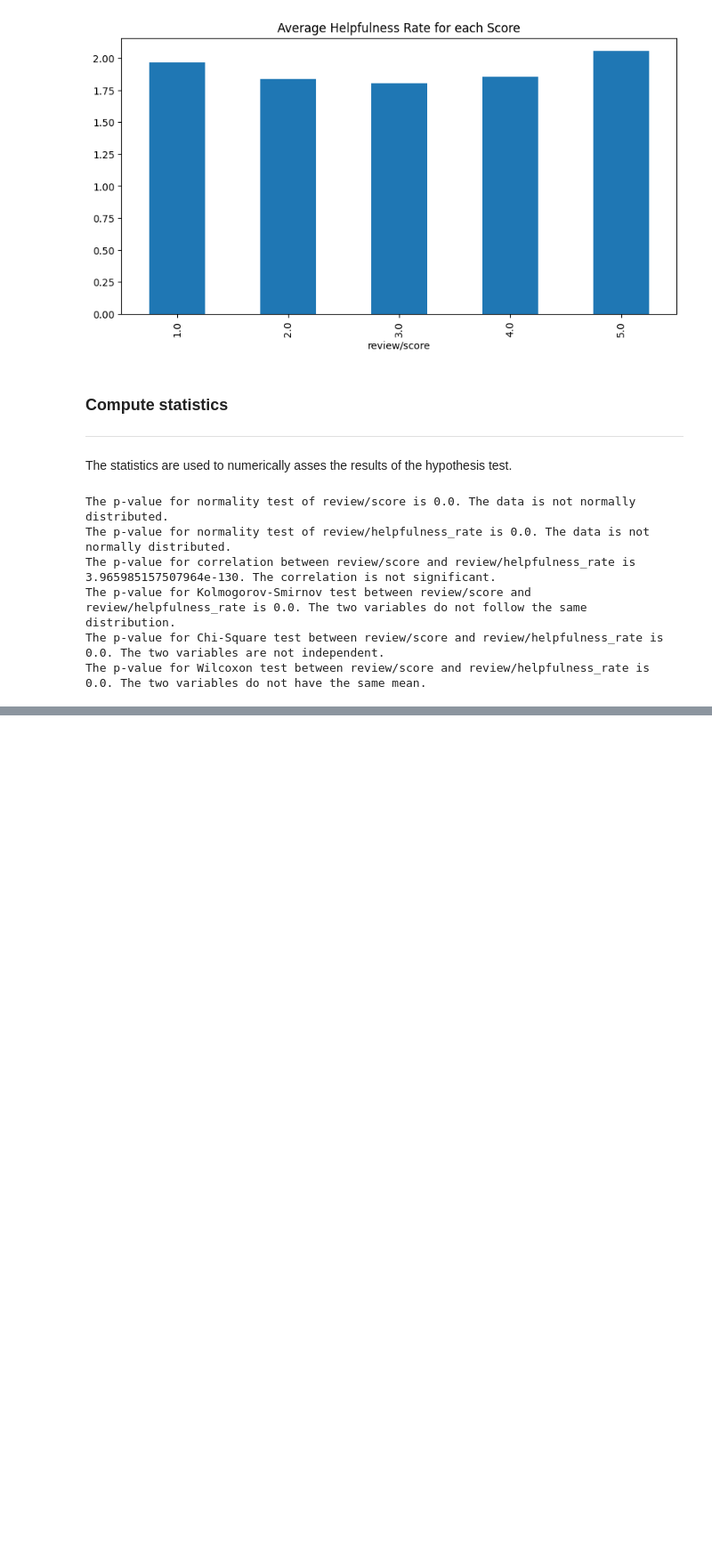
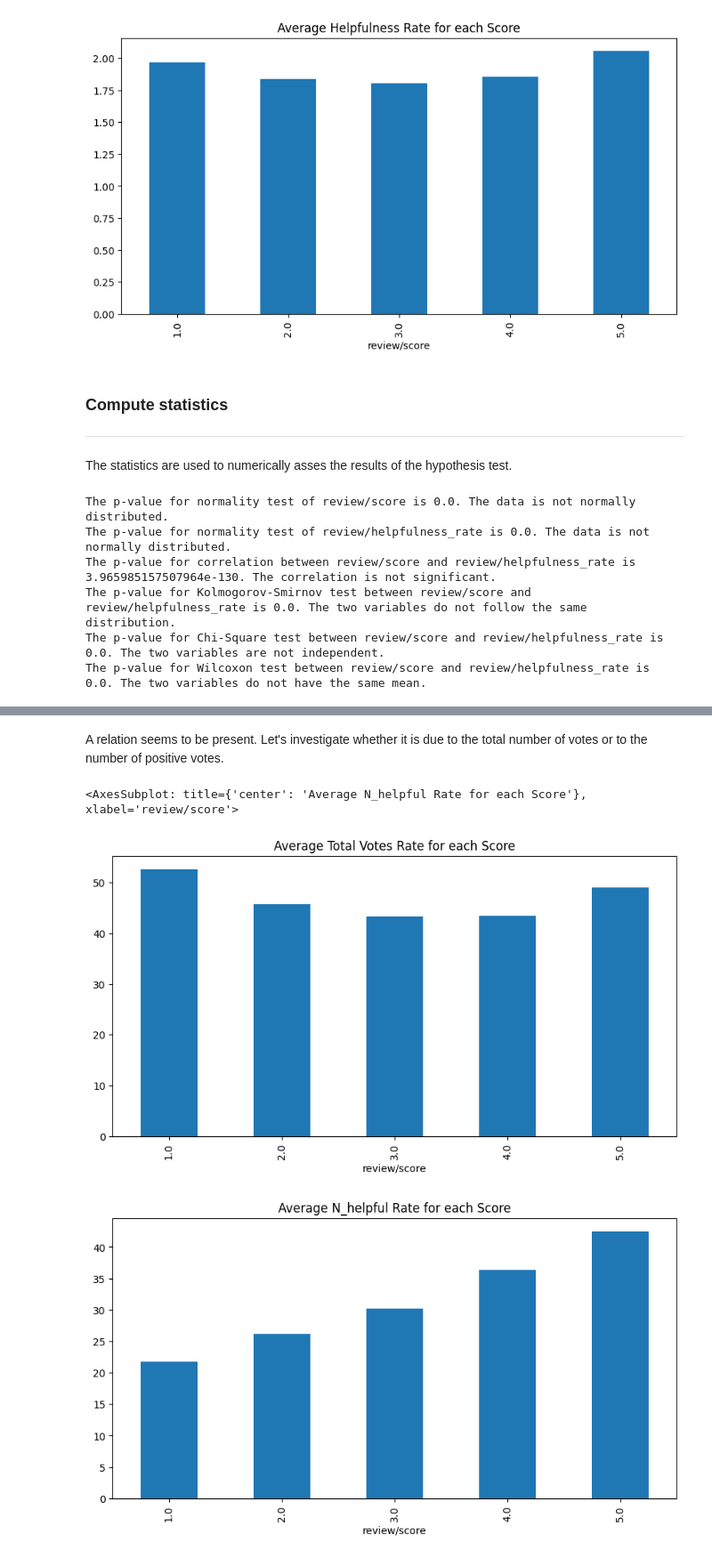
Before and after one commit to AndreaAlberti07/Amazon-books-reviews-ML, a Jupyter notebook: notebooks/hypotesis_testing/hypothesis_3.ipynb, the cells around one changed output, grey strips where cells are left out. Shown at 89% size. Cells and saved outputs as stored; diff of their text form; code cells hidden in the pictures; blank space fills up the shorter version.

```diff
--- a/notebooks/hypotesis_testing/hypothesis_3.ipynb
+++ b/notebooks/hypotesis_testing/hypothesis_3.ipynb
@@ -175,0 +191,14 @@ The shape of the data is (1061, 4)
+# %% [markdown]
+A relation seems to be present. Let's investigate whether it is due to the total number of votes or to the number of positive votes.
+# %%
+# Compute the average Tot_votes rate for each score
+plt.figure()
+df_data_filtered.groupby('review/score')['Tot_votes'].mean().plot(kind='bar', title='Average Total Votes Rate for each Score', figsize=(10,5))
+
+# Compute the average N_helpful rate for each score
+plt.figure()
+df_data_filtered.groupby('review/score')['N_helpful'].mean().plot(kind='bar', title='Average N_helpful Rate for each Score', figsize=(10,5))
+# %% [output]
+<AxesSubplot: title={'center': 'Average N_helpful Rate for each Score'}, xlabel='review/score'>
+[figure, added]
+[figure, added]
```
Also changed, not shown: parts of 9 cells of this notebook, 1 other file.
